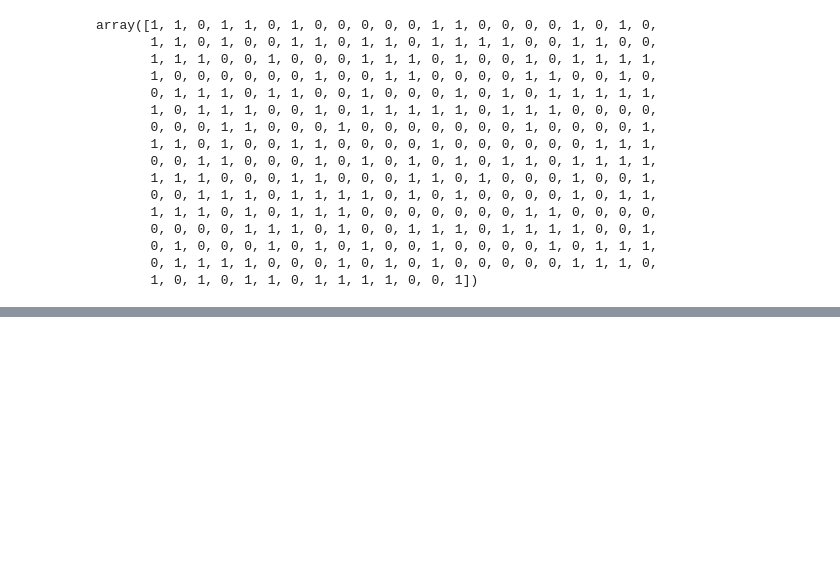
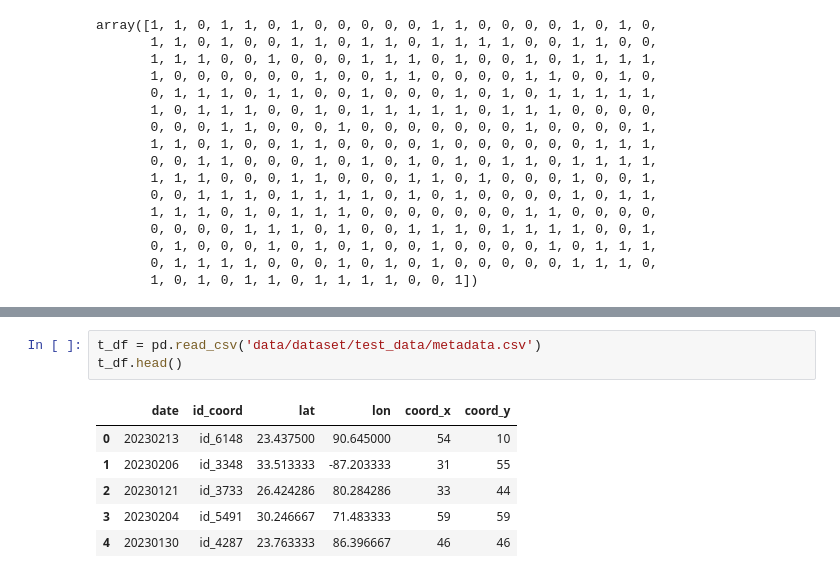
Before and after one commit to guillaumedherouville/mckinsey-methane-hackathon, a Jupyter notebook: notebooks/Pilot_Model.ipynb, the cells around one changed output, grey strips where cells are left out. Drawn from its saved outputs; the diff is of its cells as text; blank space fills up the shorter version.

```diff
--- a/notebooks/Pilot_Model.ipynb
+++ b/notebooks/Pilot_Model.ipynb
@@ -307,0 +443,10 @@ Accuracy: 59.30%
+# %%
+t_df = pd.read_csv('data/dataset/test_data/metadata.csv')
+t_df.head()
+# %% [output]
+|  | date | id_coord | lat | lon | coord_x | coord_y |
+| 0 | 20230213 | id_6148 | 23.437500 | 90.645000 | 54 | 10 |
+| 1 | 20230206 | id_3348 | 33.513333 | -87.203333 | 31 | 55 |
+| 2 | 20230121 | id_3733 | 26.424286 | 80.284286 | 33 | 44 |
+| 3 | 20230204 | id_5491 | 30.246667 | 71.483333 | 59 | 59 |
+| 4 | 20230130 | id_4287 | 23.763333 | 86.396667 | 46 | 46 |
```
Also changed, not shown: parts of 32 cells of this notebook, 1 other file.
